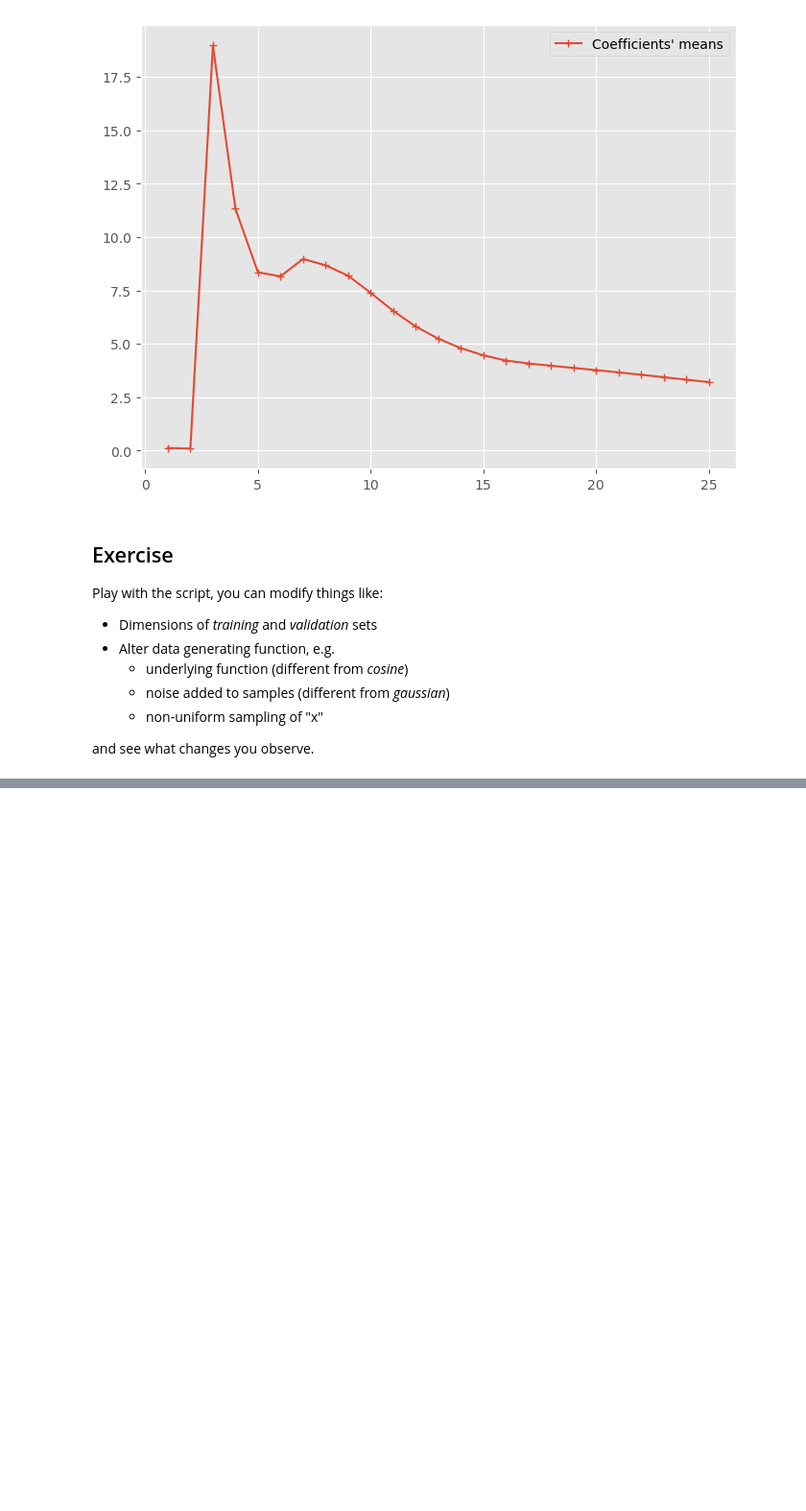
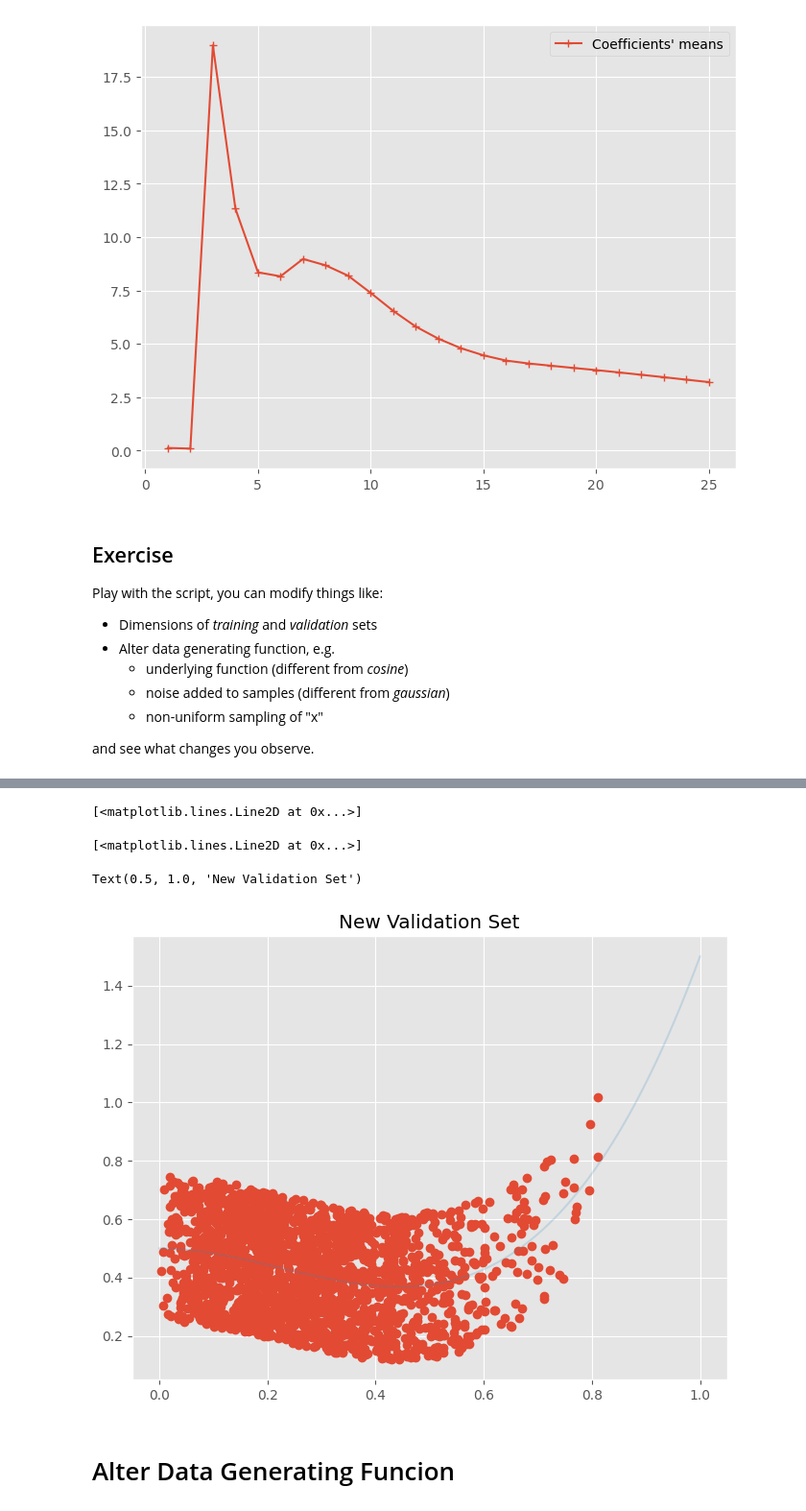
Before and after one commit to adriablancafort/aprenentatge-automatic-1, a Jupyter notebook: 02-polynomial-regression/02-polyreg.ipynb, the cells around one changed output, grey strips where cells are left out. Shown at 96% size. Drawn from its saved outputs; the diff is of its cells as text; code cells hidden in the pictures; blank space fills up the shorter version.

```diff
--- a/02-polynomial-regression/02-polyreg.ipynb
+++ b/02-polynomial-regression/02-polyreg.ipynb
@@ -270,0 +289,18 @@ and see what changes you observe.
+# %%
+N_valid_new = 2000
+sigma_valid_new = 0.25
+x_valid_new, t_valid_new = fgen(N_valid_new, sigma_valid_new)
+valid_sample_new = pd.DataFrame({'input': x_valid_new, 'target': t_valid_new})
+# %%
+fig, ax = plt.subplots(figsize=(8, 6))
+ax.plot(valid_sample_new.input, valid_sample_new.target, 'o')
+ax.plot(np.linspace(0, 1, num=2000), feval(np.linspace(0, 1, num=2000)), alpha=0.2)
+plt.title('New Validation Set')
+plt.show()
+# %% [output]
+[<matplotlib.lines.Line2D at 0x...>]
+[<matplotlib.lines.Line2D at 0x...>]
+Text(0.5, 1.0, 'New Validation Set')
+[figure, added]
+# %% [markdown]
+# Alter Data Generating Funcion
```
Also changed, not shown: parts of 8 cells of this notebook, 1 other file.
